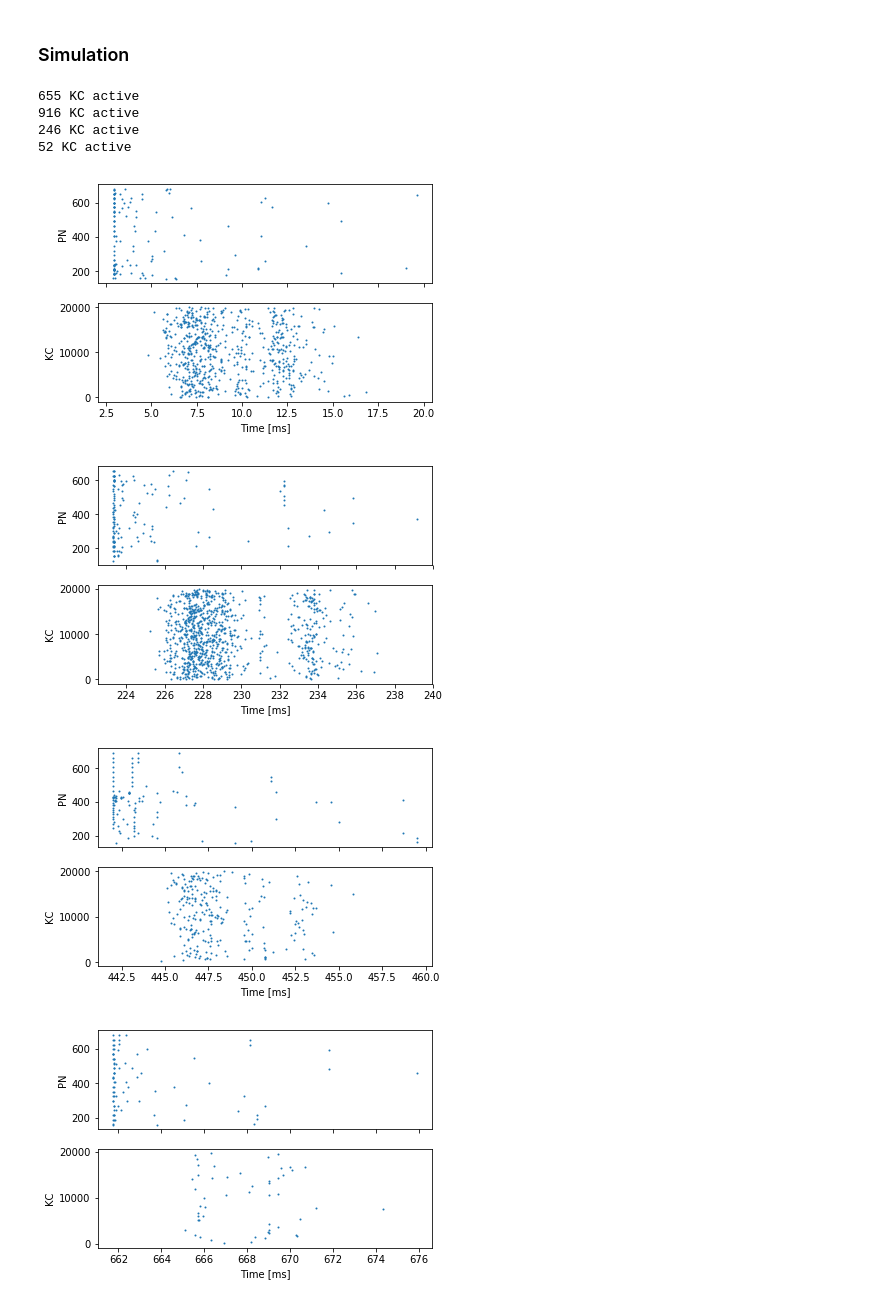
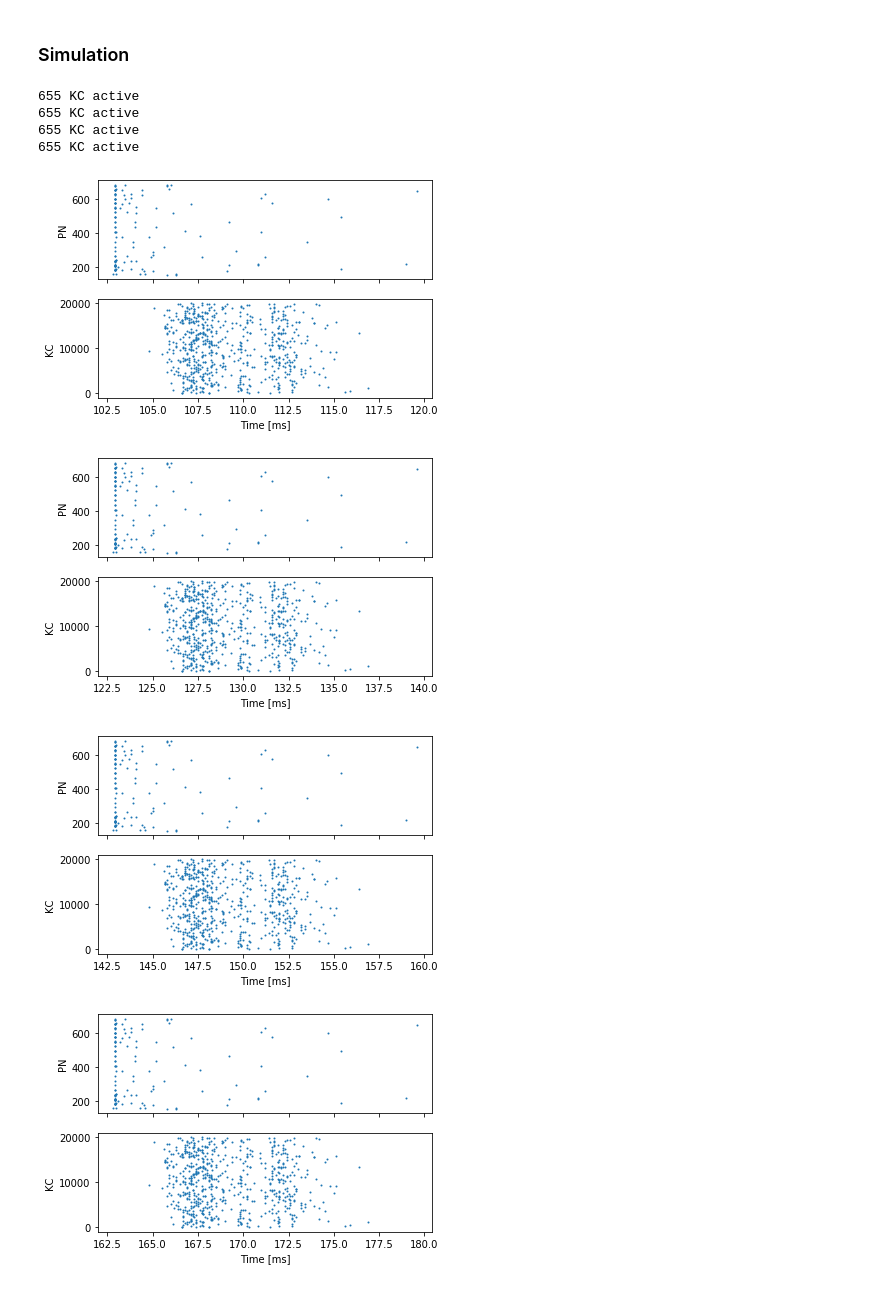
Before and after one commit to neworderofjamie/genn_software_showcase, a Jupyter notebook: second_layer.ipynb, the cells around one changed output. Saved outputs shown, nothing was run; the diff lists cells and outputs as text; code cells hidden in the pictures.

Commit message:
tidying and resetting

```diff
--- a/second_layer.ipynb
+++ b/second_layer.ipynb
@@ -22,12 +23,11 @@ axis.imshow(np.reshape(training_images[0], (28, 28)))
 # %% [markdown]
 ### Parameters
 # %%
-DT = 0.02
+DT = 0.1
 INPUT_SCALE = 80.0
 NUM_PN = 784
 NUM_KC = 20000
 PRESENT_TIME_MS = 20.0
-RELAX_TIME_MS = 200.0
 
 # Standard LIF neurons parameters
 LIF_PARAMS = {
@@ -86,53 +86,60 @@ pn_kc = model.add_synapse_population("pn_kc", "SPARSE_GLOBALG", genn_wrapper.NO_
 # Convert present time into timesteps
 present_timesteps = int(round(PRESENT_TIME_MS / DT))
 
-# Convert relax time into timesteps
-relax_timesteps = int(round(RELAX_TIME_MS / DT))
-
 # Build model and load it
 model.build()
-model.load(num_recording_timesteps=(present_timesteps + relax_timesteps))
+model.load(num_recording_timesteps=present_timesteps)
 # %% [markdown]
 ### Simulation
 # %%
-pn_input_current_view = pn_input.vars["magnitude"].view
+def reset_neuron(pop, var_init):
+    # Reset variables
+    for var_name, var_val in iteritems(var_init):
+        pop.vars[var_name].view[:] = var_val
+
+    # Push the state to GPU
+    pop.push_state_to_device()
+
+def reset_in_syn(pop):
+    pop.in_syn[:] = 0.0
+    pop.push_in_syn_to_device()
 
 for s in range(4):
     # Set training image
-    pn_input_current_view[:] = training_images[s] * INPUT_SCALE
+    pn_input.vars["magnitude"].view[:] = training_images[s] * INPUT_SCALE
     pn_input.push_var_to_device("magnitude")
 
     # Simulate present timesteps
     for i in range(present_timesteps):
         model.step_time()
 
-    # Turn off inpit
-    pn_input_current_view[:] = 0.0
-    pn_input.push_var_to_device("magnitude")
+    # Reset neuron state for next stimuli
+    reset_neuron(pn, lif_init)
+    reset_neuron(kc, lif_init)
 
-    # Simulate relaxation timesteps
-    for i in range(relax_timesteps):
-        model.step_time();
+    # Reset synapse state
+    reset_in_syn(pn_kc)
 
-    model.pull_recording_buffers_from_device()
+    # Download spikes from GPU
+    model.pull_recording_buffers_from_device();
 
     # Plot PN and KC spikes
     fig, axes = plt.subplots(2, sharex=True)
     pn_spike_times, pn_spike_ids = pn.spike_recording_data
     kc_spike_times, kc_spike_ids = kc.spike_recording_data
     print("%u KC active" % len(np.unique(kc_spike_ids)))
     axes[0].scatter(pn_spike_times, pn_spike_ids, s=1)
     axes[0].set_ylabel("PN")
     axes[1].scatter(kc_spike_times, kc_spike_ids, s=1)
     axes[1].set_xlabel("Time [ms]")
     axes[1].set_ylabel("KC")
 plt.show()
 # %% [output]
 655 KC active
-916 KC active
-246 KC active
-52 KC active
+655 KC active
+655 KC active
+655 KC active
-[figure, old version]
+[figure, new version]
-[figure, old version]
+[figure, new version]
-[figure, old version]
+[figure, new version]
-[figure, old version]
+[figure, new version]
```
Also changed, not shown: parts of 2 cells of this notebook, 3 other files.
